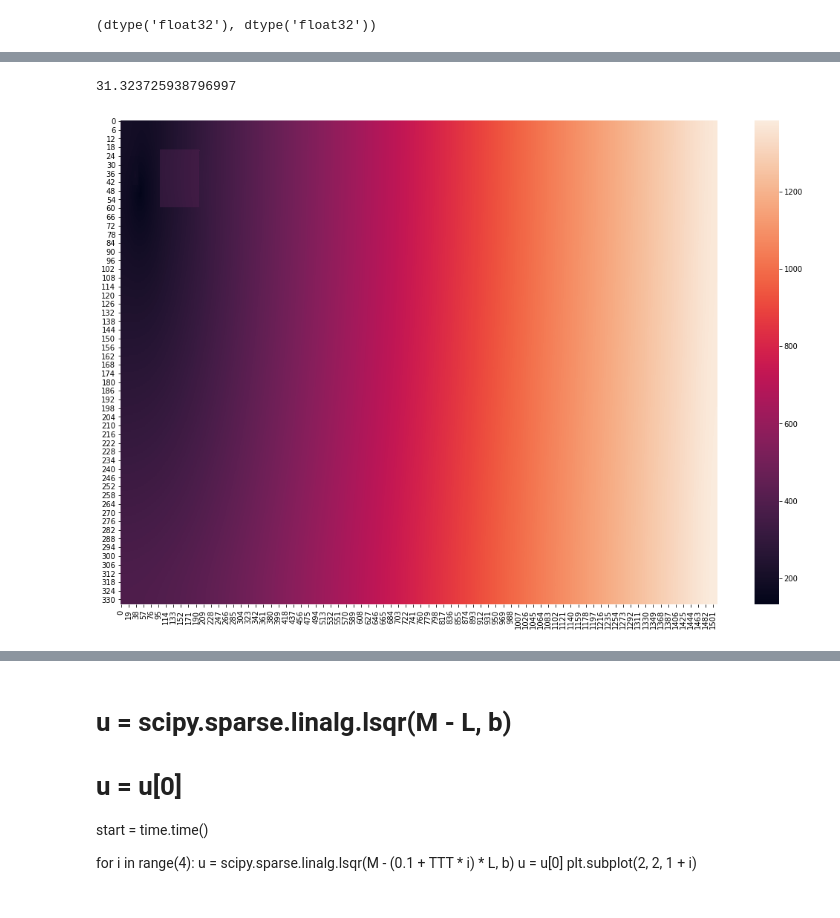
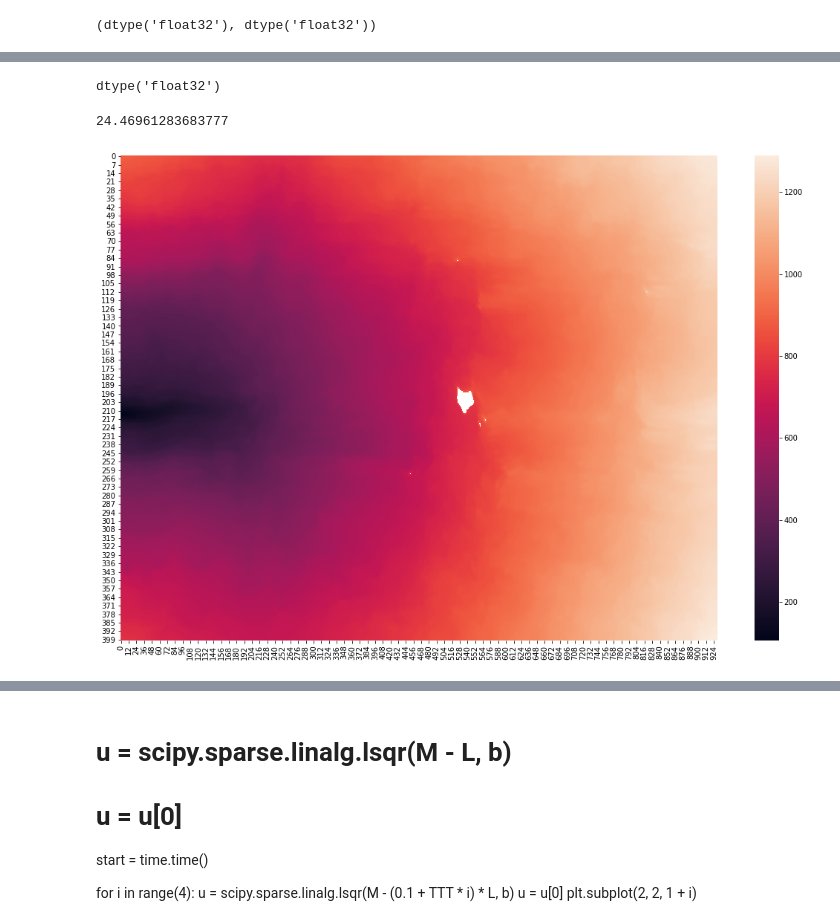
Before and after one commit to adelkaiarullin/shortest-path, a Jupyter notebook: heat.ipynb, the cells around one changed output, grey strips where cells are left out. Cells and saved outputs as stored; diff of their text form; code cells hidden in the pictures.

```diff
--- a/heat.ipynb
+++ b/heat.ipynb
@@ -43,0 +53,7 @@ arr[20:60, 100:200] = 200
+# %%
+data = all_data_l1.T[600:1000, 521:1451]
+data = data - data.min()
+data = data / data.max()
+data *= 400
+# %%
+start_point = [0, 213]
@@ -44,2 +66,7 @@ arr[20:60, 100:200] = 200
+# %%
+arr = torch.tensor(data, device=device, dtype=torch.float32)
+W = data.shape[1]
+H = data.shape[0]
+N = W * H
 # %%
 plt.imshow(arr.cpu().numpy())
@@ -240,11 +262,18 @@ TTT = 20
+# %%
+b = cu.zeros(N, dtype=cu.float32)
+b[start_point[1] * W + start_point[0]] = 1
+# b[3*W+20] = 1
+b.dtype
+# %% [output]
+dtype('float32')
 # %%
 start = time.time()
-T = 500
+T = 350
 u = scipy.sparse.linalg.lsqr(M - T * L, b)
 u = u[0]
 sns.heatmap(cu.asnumpy((-T ** 0.5 * cu.log(u)).reshape(H, W)))
 end = time.time()
 end - start
 # %% [output]
-31.323725938796997
+24.46961283683777
-[figure, old version]
+[figure, new version]
```
Also changed, not shown: parts of 34 cells of this notebook, 2 other files.
